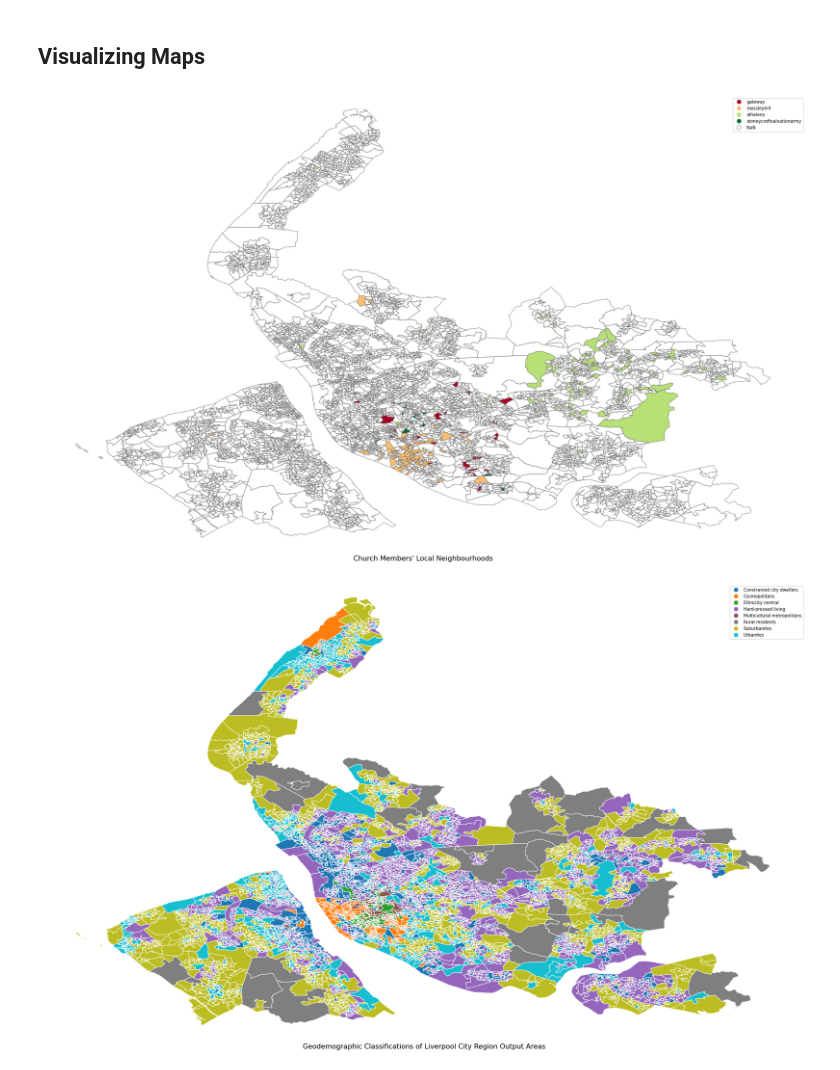
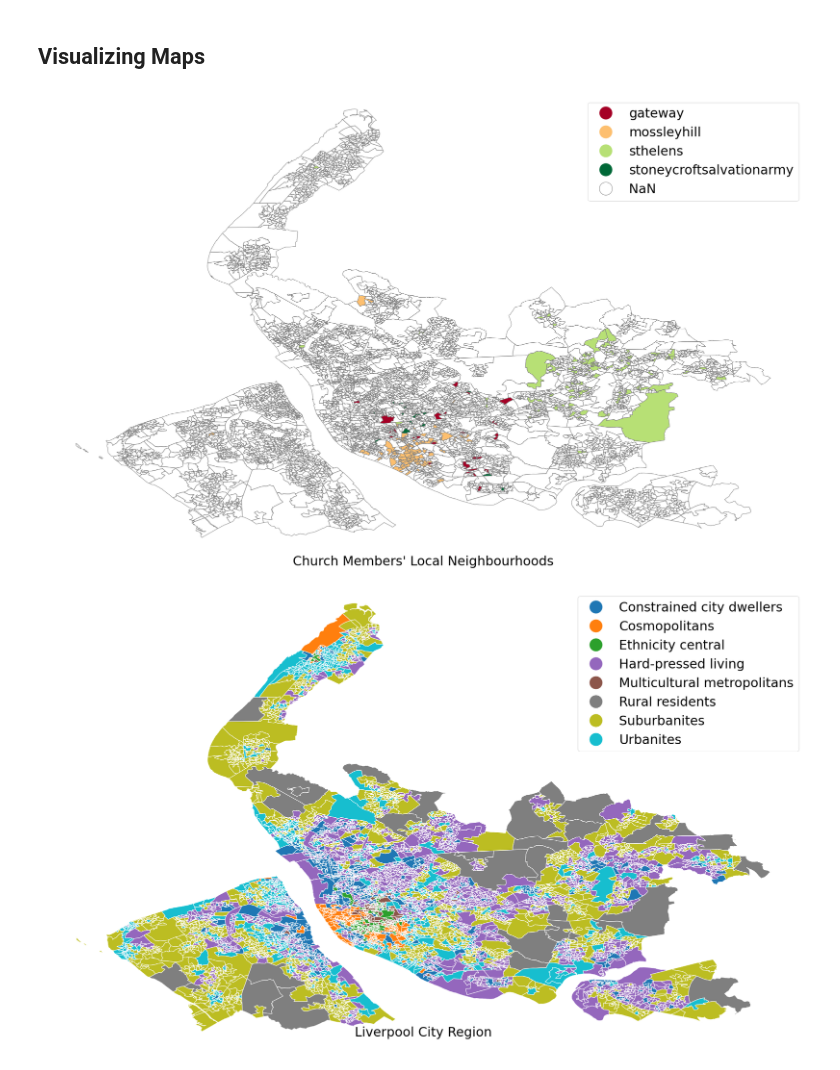
Before and after one commit to peterprescott/churchmapp, a Jupyter notebook: notebooks/geodemographics.ipynb, the cells around one changed output. Saved outputs shown, nothing was run; the diff lists cells and outputs as text; code cells hidden in the pictures.

Commit message:
make fontsize bigger for figures

```diff
--- a/notebooks/geodemographics.ipynb
+++ b/notebooks/geodemographics.ipynb
@@ -113,28 +112,38 @@ chu_df = pd.concat(dfs)
 lcr_churches = pd.merge(lcr,chu_df,on='OA11CD',how='outer')
 # %%
 f, ax = plt.subplots(figsize=(25,15))
+fontsize = 30
 lcr_churches.plot(column='Church',cmap='RdYlGn',edgecolor='grey',
                         missing_kwds={'color': 'white',
                                   'edgecolor':'grey'},
                   legend=True,
+                  legend_kwds={'fontsize':fontsize, 'markerscale':fontsize/10},
                   ax=ax
                  )
 ax.set_axis_off()
 f.tight_layout()
-# f.suptitle('Church Members\' Local Neighbourhoods',
-#           fontsize=16, y = 0)
+f.suptitle('Church Members\' Local Neighbourhoods',
+          fontsize=fontsize, y = 0)
 plt.axis('equal')
 plt.show()
 # %% [output]
-[figure, old version]
+[figure, new version]
 # %%
 f, ax = plt.subplots(figsize=(25,15))
-lcr.plot(column='Classification',edgecolor='white',figsize=(25,25),legend=True, cmap='tab10', ax=ax)
+fontsize = 30
+lcr.plot(column='Classification',
+         edgecolor='white',
+         figsize=(25,25),
+         legend=True,
+         legend_kwds={'fontsize':fontsize, 'markerscale':fontsize/10},
+         cmap='tab10',
+         ax=ax)
 ax.set_axis_off()
+
 f.tight_layout()
-# f.suptitle(' Geodemographic Classifications of Liverpool City Region Output Areas',
-#                      fontsize=16, y = 0)
+f.suptitle('Liverpool City Region',
+                     fontsize=fontsize, y = 0.05)
 plt.axis('equal')
 plt.show()
 # %% [output]
-[figure, old version]
+[figure, new version]
```
Also changed, not shown: parts of 1 cell of this notebook, 11 other files.
